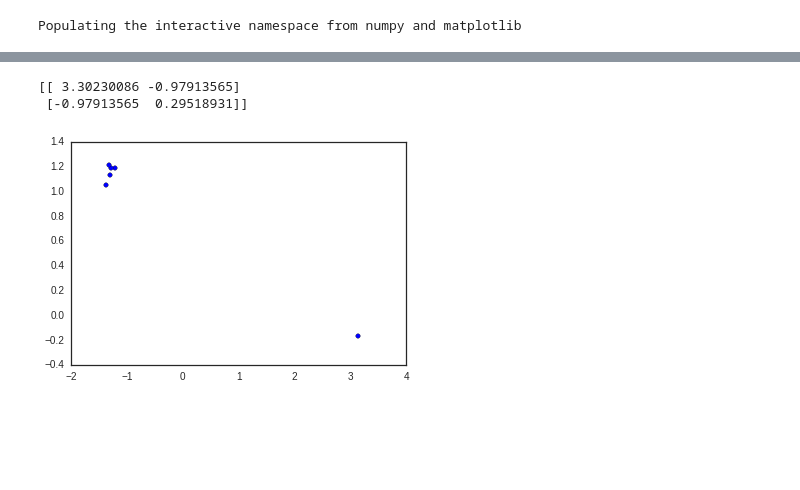
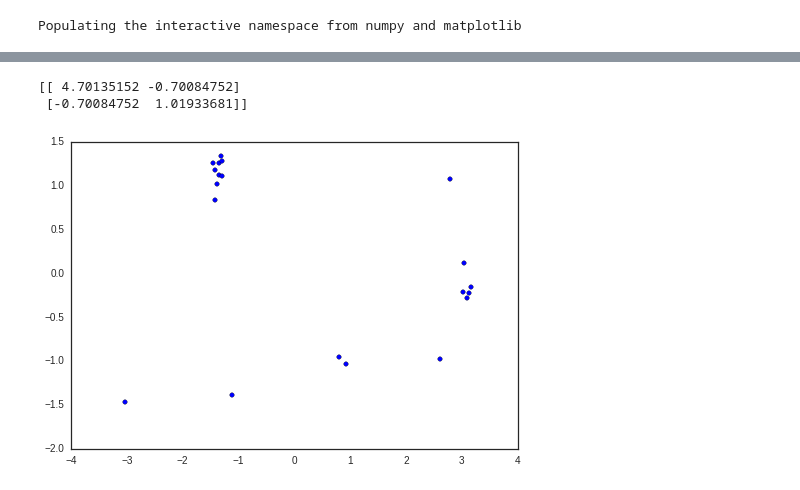
Before and after one commit to sharadmv/trees, a Jupyter notebook: experiments/DDT Demo.ipynb, the cells around one changed output, grey strips where cells are left out. Cells and saved outputs as stored; diff of their text form; code cells hidden in the pictures; blank space fills up the shorter version.

```diff
--- a/experiments/DDT Demo.ipynb
+++ b/experiments/DDT Demo.ipynb
@@ -17,17 +23,20 @@ from sklearn.decomposition import PCA
 # %%
 X, y = trees.data.load('zoo')
 pca = PCA(n_components=2)
 X = pca.fit_transform(X)
 X += np.random.normal(scale=0.05, size=X.shape)
-X = X[:6]
-y = y[:6]
+idx = xrange(20)
+X = X[idx]
 print np.cov(X.T)
 N, D = X.shape
 scatter(*X.T);
+with open('../scripts/zoo.tree', 'rb') as fp:
+    master_tree = pickle.load(fp).induced_subtree(idx)
+master_constraints = master_tree.generate_constraints()
 # %% [output]
-[[ 3.30230086 -0.97913565]
- [-0.97913565  0.29518931]]
+[[ 4.70135152 -0.70084752]
+ [-0.70084752  1.01933681]]
-[figure, old version]
+[figure, new version]
 # %%
 df = Inverse(c=1)
 
```
Also changed, not shown: parts of 13 cells of this notebook, 8 other files.
